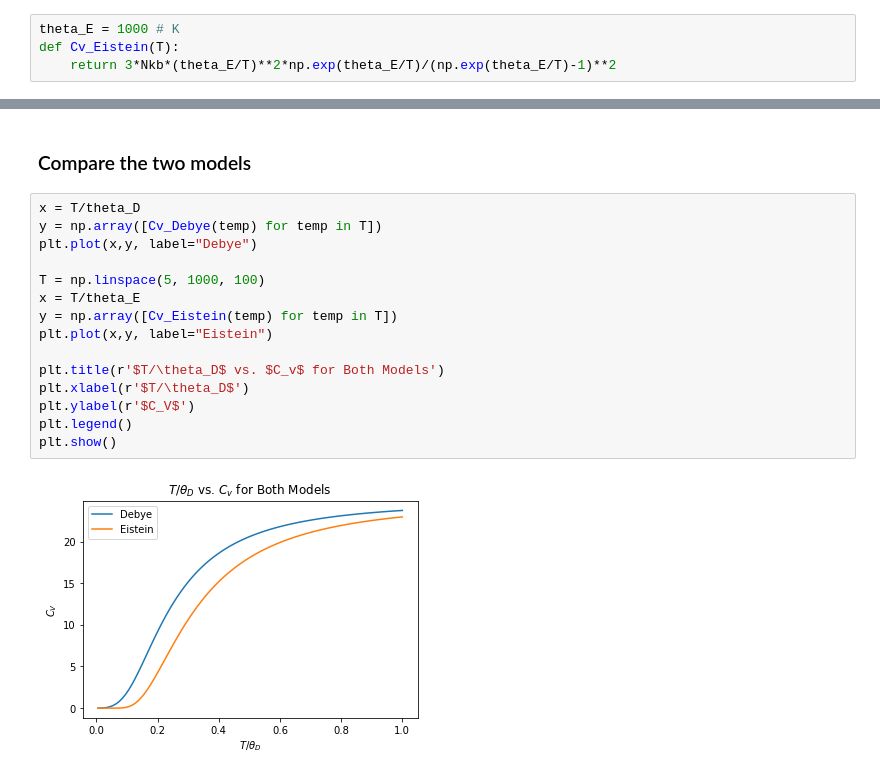
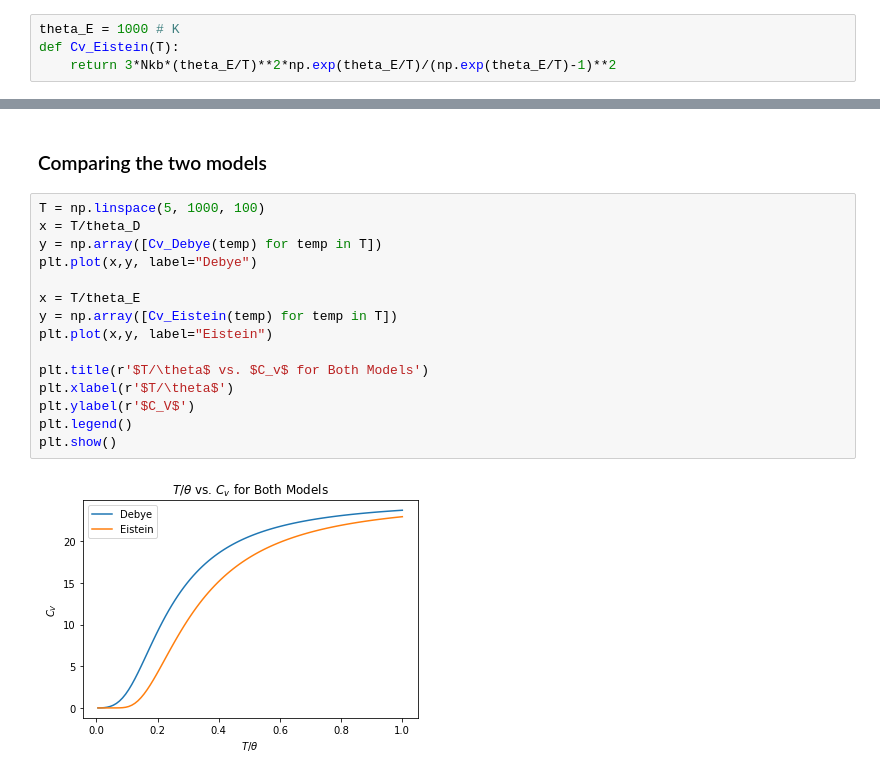
Before and after one commit to Truman-Xu/Chem576_HW, a Jupyter notebook: Chem576_HW3.ipynb, the cells around one changed output, grey strips where cells are left out. Drawn from its saved outputs; the diff is of its cells as text.

```diff
--- a/Chem576_HW3.ipynb
+++ b/Chem576_HW3.ipynb
@@ -121,21 +121,21 @@ plt.show()
 # %% [output]
 [figure]
 # %% [markdown]
-### Compare the two models
+### Comparing the two models
 # %%
+T = np.linspace(5, 1000, 100)
 x = T/theta_D
 y = np.array([Cv_Debye(temp) for temp in T])
 plt.plot(x,y, label="Debye")
 
-T = np.linspace(5, 1000, 100)
 x = T/theta_E
 y = np.array([Cv_Eistein(temp) for temp in T])
 plt.plot(x,y, label="Eistein")
 
-plt.title(r'$T/\theta_D$ vs. $C_v$ for Both Models')
-plt.xlabel(r'$T/\theta_D$')
+plt.title(r'$T/\theta$ vs. $C_v$ for Both Models')
+plt.xlabel(r'$T/\theta$')
 plt.ylabel(r'$C_V$')
 plt.legend()
 plt.show()
 # %% [output]
-[figure, old version]
+[figure, new version]
```
Also changed, not shown: parts of 2 cells of this notebook.
